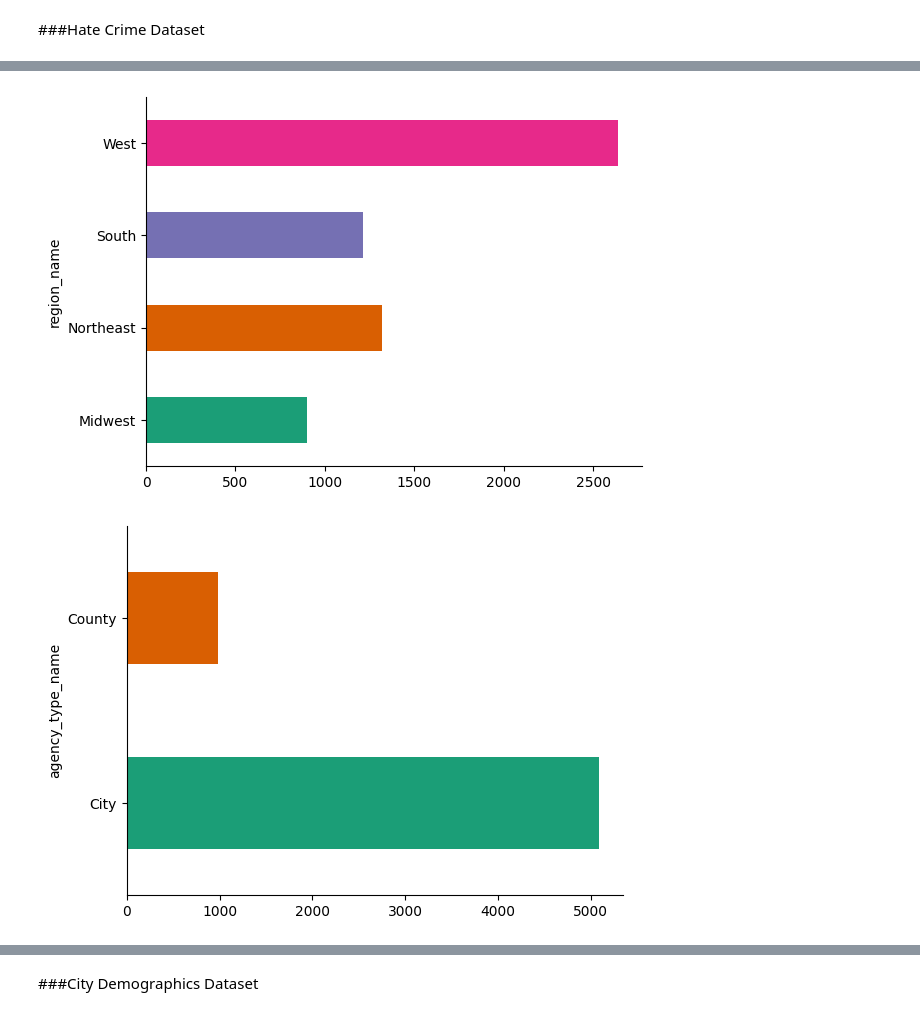
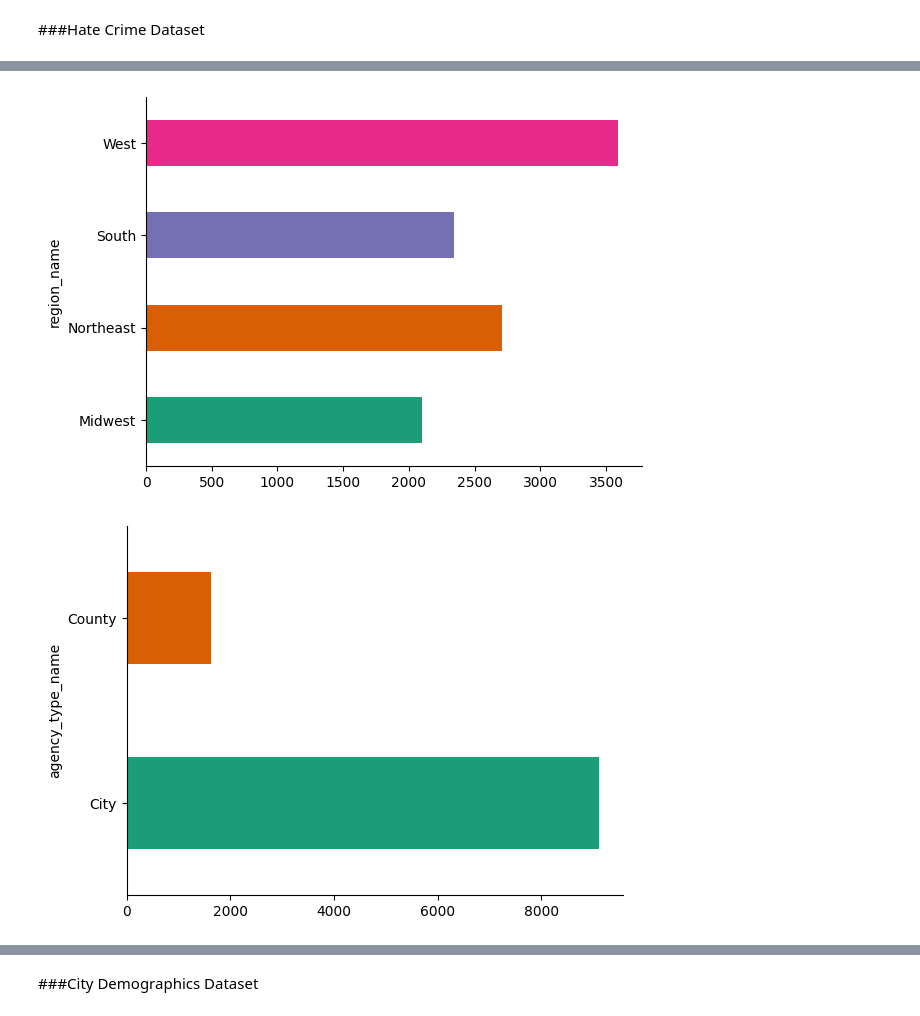
Before and after one commit to IsaacFigNewton/Analyzing-Hate-Crime-Data, a Jupyter notebook: Hate_Crime_Data_Exploration.ipynb, the cells around one changed output, grey strips where cells are left out. Saved outputs shown, nothing was run; the diff lists cells and outputs as text; code cells hidden in the pictures.

Commit message:
Fixed, discovered more issues with combining datasets, imported names of ethnicity/race columns of county dataset

```diff
--- a/Hate_Crime_Data_Exploration.ipynb
+++ b/Hate_Crime_Data_Exploration.ipynb
@@ -163,11 +201,11 @@ pd.set_option('display.max_columns', 50)
 # %%
-merged_df.groupby('region_name').size().plot(kind='barh', color=sns.palettes.mpl_palette('Dark2'))
+crime_df.groupby('region_name').size().plot(kind='barh', color=sns.palettes.mpl_palette('Dark2'))
 plt.gca().spines[['top', 'right',]].set_visible(False)
 # %% [output]
-[figure, old version]
+[figure, new version]
 # %%
-merged_df.groupby('agency_type_name').size().plot(kind='barh', color=sns.palettes.mpl_palette('Dark2'))
+crime_df.groupby('agency_type_name').size().plot(kind='barh', color=sns.palettes.mpl_palette('Dark2'))
 plt.gca().spines[['top', 'right',]].set_visible(False)
 # %% [output]
-[figure, old version]
+[figure, new version]
 # %%
```
Also changed, not shown: parts of 17 cells of this notebook.
